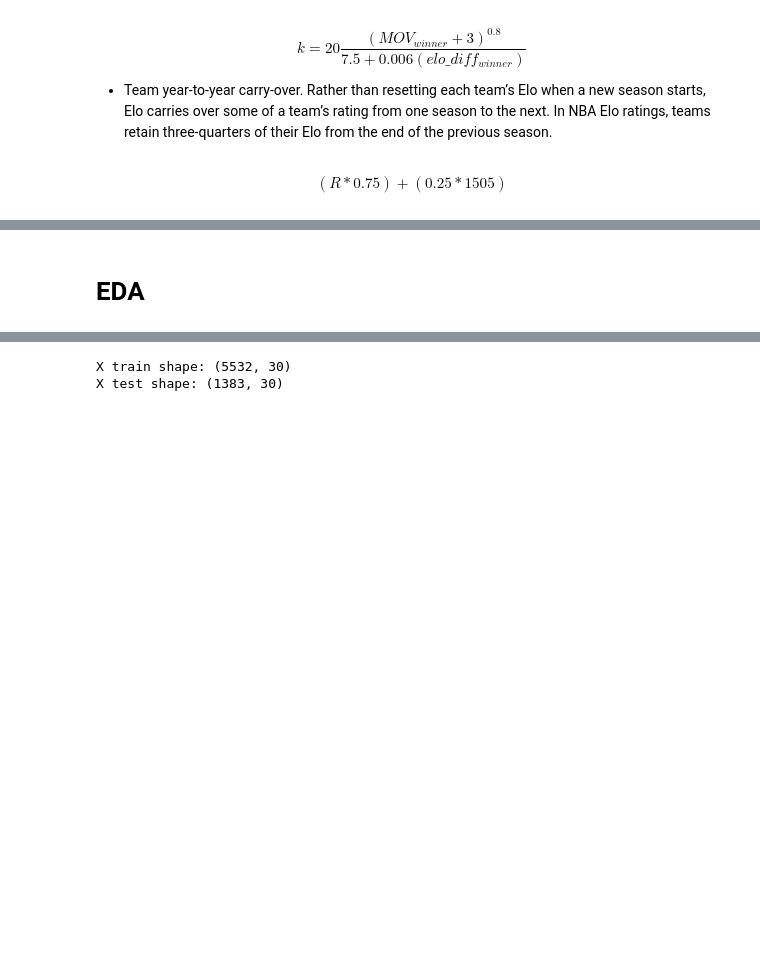
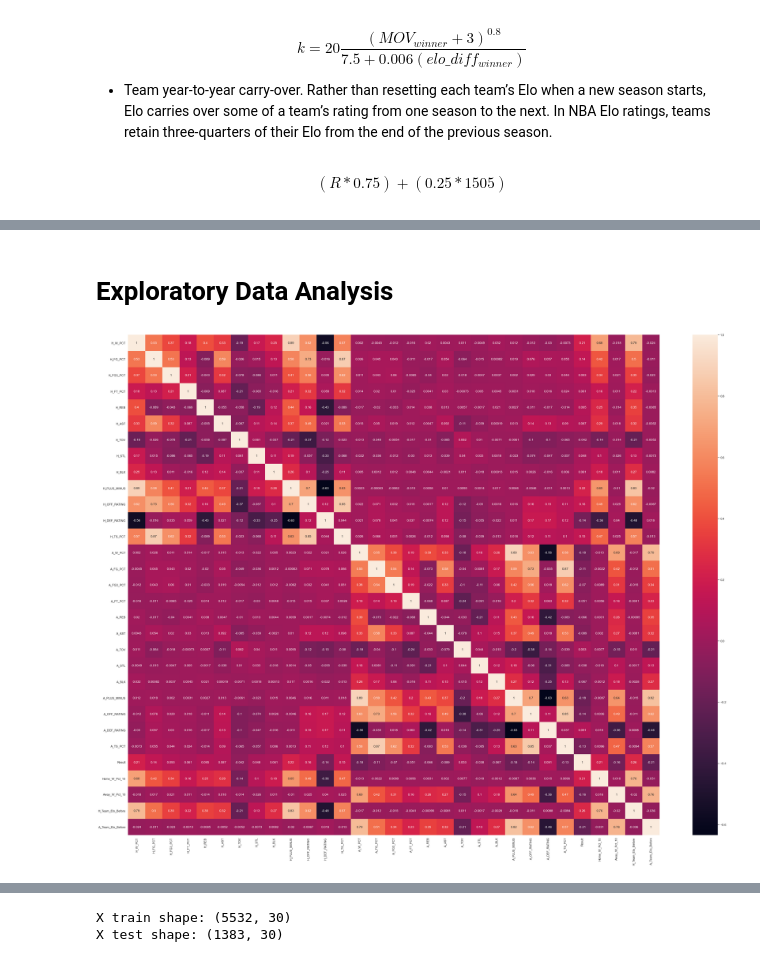
Before and after one commit to alvaromendizabal/NBA_Prediction_Model, a Jupyter notebook: primary_notebook.ipynb, the cells around one changed output, grey strips where cells are left out. Saved outputs shown, nothing was run; the diff lists cells and outputs as text; code cells hidden in the pictures; blank space fills up the shorter version.

Commit message:
tebook, readme, images

```diff
--- a/primary_notebook.ipynb
+++ b/primary_notebook.ipynb
@@ -1015,25 +1073,29 @@ df
-# %% [markdown]
-# EDA
+# %% [markdown]
+# Exploratory Data Analysis
 # %%
+# correlation = df[['H_W_PCT',
+#                   'H_REB',
+#                   'H_AST',
+#                   'H_TOV',
+#                   'H_STL',
+#                   'H_BLK',
+#                   'H_PLUS_MINUS',
+#                   'H_OFF_RATING',
+#                   'H_DEF_RATING',
+#                   'H_TS_PCT',
+#                   'H_Team_Elo_Before',
+#                   'Home_W_Pct_10',
+#                   'Result'
+#                   ]]
+
+# sns.heatmap(correlation.corr(), annot=True);
+# correlation
 plt.figure(figsize=(44, 34))
-correlation = df[['H_W_PCT',
-                  'H_REB',
-                  'H_AST',
-                  'H_TOV',
-                  'H_STL',
-                  'H_BLK',
-                  'H_PLUS_MINUS',
-                  'H_OFF_RATING',
-                  'H_DEF_RATING',
-                  'H_TS_PCT',
-                  'H_Team_Elo_Before',
-                  'Home_W_Pct_10',
-                  'Result'
-                  ]]
-
-sns.heatmap(correlation.corr(), annot=True);
-# correlation
-# sns.heatmap(df.corr(), annot=True);
-# sns.heatmap(df['Result'].corr(), annot=True);
+sns.set(rc={'figure.figsize':(124.24, 100.24)})
+sns.heatmap(df.corr(), annot=True)
+sns.set(font_scale=2)
+plt.savefig('images/Correlation_Heatmap');
+# %% [output]
+[figure, added]
 # %%
 print(df.corr()['Result'].abs().sort_values(ascending=False))
```
Also changed, not shown: parts of 43 cells of this notebook, 17 other files.
